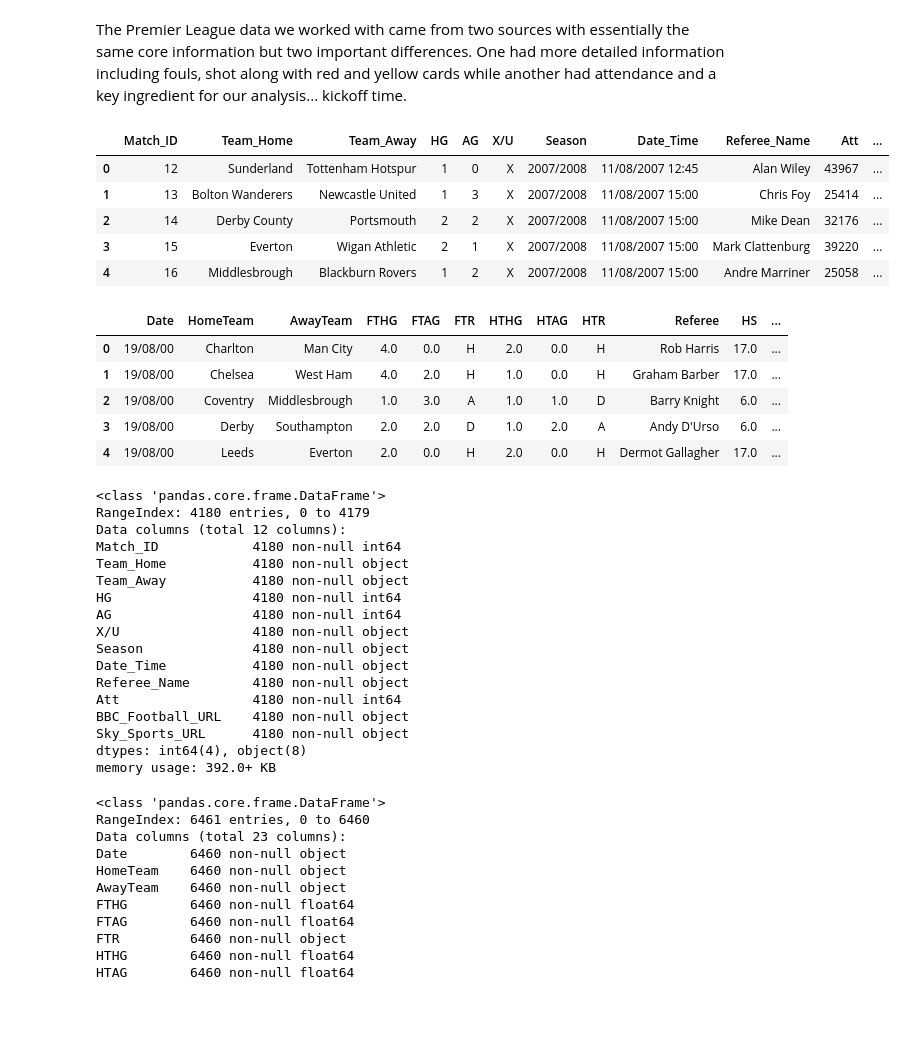
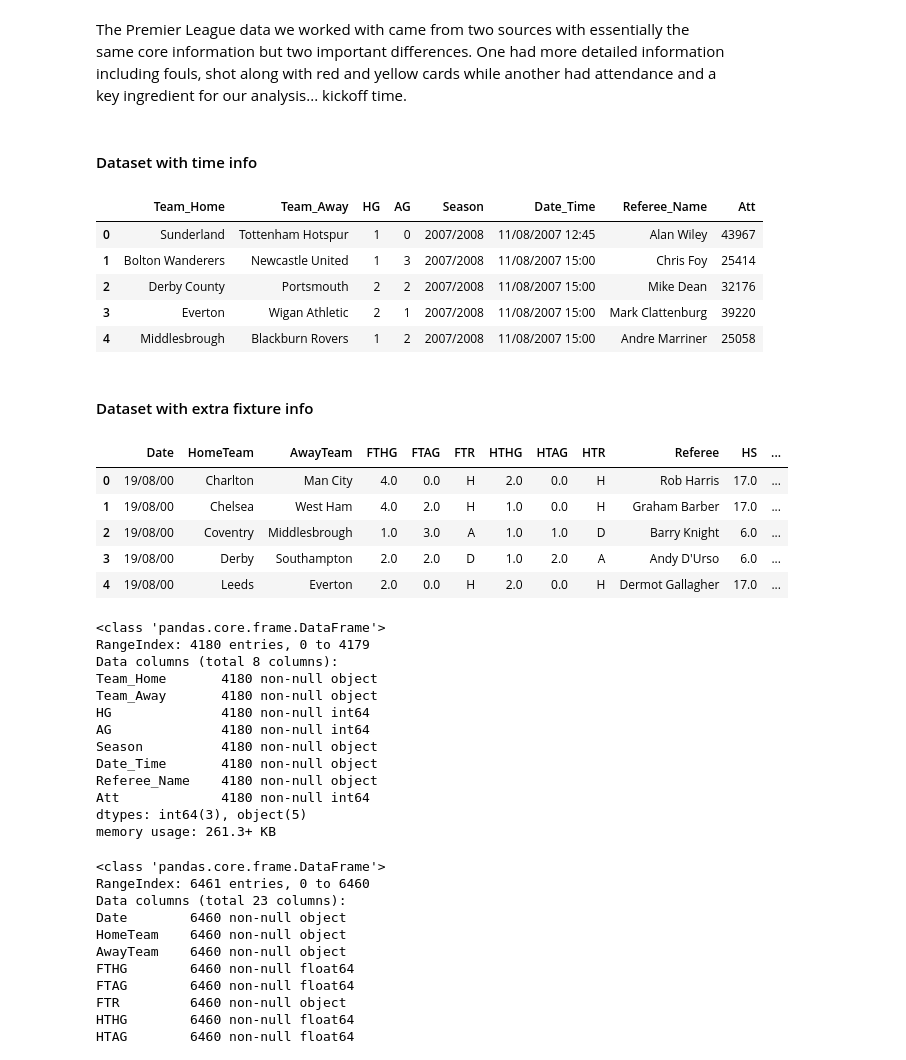
Before and after one commit to myfriendscallmeJ/a4, a Jupyter notebook: Project 4.ipynb, the cells around one changed output. Saved outputs shown, nothing was run; the diff lists cells and outputs as text; code cells hidden in the pictures; blank space fills up the shorter version.

```diff
--- a/Project 4.ipynb
+++ b/Project 4.ipynb
@@ -86,46 +86,44 @@ Finally we'll use machine learning to .....DO SOMETHING COOL OR INTERESTING
 The Premier League data we worked with came from two sources with essentially the same core information but two important differences. One had more detailed information including fouls, shot along with red and yellow cards while another had attendance and a key ingredient for our analysis... kickoff time.
 # %%
 #import smaller dataset from 07/08 - 17/18 that contains time info
-DatasetOne = pd.read_csv("./epl_data.csv")
-DatasetOne.head()
+DatasetOne = pd.read_csv("./epl_data.csv", usecols=[1,2,3,4,6,7,8,9])
+
+#import bigger dataset that has extra info but not time data
+DatasetTwo = pd.read_csv("./EPL 2000-2018.csv")
+
+display(md("#### Dataset with time info"), DatasetOne.head())
+display(md("#### Dataset with extra fixture info"), DatasetTwo.head())
 # %% [output]
+#### Dataset with time info
-|  | Match_ID | Team_Home | Team_Away | HG | AG | X/U | Season | Date_Time | Referee_Name | Att | ... |
-| 0 | 12 | Sunderland | Tottenham Hotspur | 1 | 0 | X | 2007/2008 | 11/08/2007 12:45 | Alan Wiley | 43967 | ... |
-| 1 | 13 | Bolton Wanderers | Newcastle United | 1 | 3 | X | 2007/2008 | 11/08/2007 15:00 | Chris Foy | 25414 | ... |
-| 2 | 14 | Derby County | Portsmouth | 2 | 2 | X | 2007/2008 | 11/08/2007 15:00 | Mike Dean | 32176 | ... |
-| 3 | 15 | Everton | Wigan Athletic | 2 | 1 | X | 2007/2008 | 11/08/2007 15:00 | Mark Clattenburg | 39220 | ... |
-| 4 | 16 | Middlesbrough | Blackburn Rovers | 1 | 2 | X | 2007/2008 | 11/08/2007 15:00 | Andre Marriner | 25058 | ... |
+|  | Team_Home | Team_Away | HG | AG | Season | Date_Time | Referee_Name | Att |
+| 0 | Sunderland | Tottenham Hotspur | 1 | 0 | 2007/2008 | 11/08/2007 12:45 | Alan Wiley | 43967 |
+| 1 | Bolton Wanderers | Newcastle United | 1 | 3 | 2007/2008 | 11/08/2007 15:00 | Chris Foy | 25414 |
+| 2 | Derby County | Portsmouth | 2 | 2 | 2007/2008 | 11/08/2007 15:00 | Mike Dean | 32176 |
+| 3 | Everton | Wigan Athletic | 2 | 1 | 2007/2008 | 11/08/2007 15:00 | Mark Clattenburg | 39220 |
+| 4 | Middlesbrough | Blackburn Rovers | 1 | 2 | 2007/2008 | 11/08/2007 15:00 | Andre Marriner | 25058 |
+#### Dataset with extra fixture info
+|  | Date | HomeTeam | AwayTeam | FTHG | FTAG | FTR | HTHG | HTAG | HTR | Referee | HS | ... |
+| 0 | 19/08/00 | Charlton | Man City | 4.0 | 0.0 | H | 2.0 | 0.0 | H | Rob Harris | 17.0 | ... |
+| 1 | 19/08/00 | Chelsea | West Ham | 4.0 | 2.0 | H | 1.0 | 0.0 | H | Graham Barber | 17.0 | ... |
+| 2 | 19/08/00 | Coventry | Middlesbrough | 1.0 | 3.0 | A | 1.0 | 1.0 | D | Barry Knight | 6.0 | ... |
+| 3 | 19/08/00 | Derby | Southampton | 2.0 | 2.0 | D | 1.0 | 2.0 | A | Andy D'Urso | 6.0 | ... |
+| 4 | 19/08/00 | Leeds | Everton | 2.0 | 0.0 | H | 2.0 | 0.0 | H | Dermot Gallagher | 17.0 | ... |
-# %%
-#import bigger dataset that has extra info but not time data
-DatasetTwo = pd.read_csv("./EPL 2000-2018.csv")
-DatasetTwo.head()
-# %% [output]
-|  | Date | HomeTeam | AwayTeam | FTHG | FTAG | FTR | HTHG | HTAG | HTR | Referee | HS | ... |
-| 0 | 19/08/00 | Charlton | Man City | 4.0 | 0.0 | H | 2.0 | 0.0 | H | Rob Harris | 17.0 | ... |
-| 1 | 19/08/00 | Chelsea | West Ham | 4.0 | 2.0 | H | 1.0 | 0.0 | H | Graham Barber | 17.0 | ... |
-| 2 | 19/08/00 | Coventry | Middlesbrough | 1.0 | 3.0 | A | 1.0 | 1.0 | D | Barry Knight | 6.0 | ... |
-| 3 | 19/08/00 | Derby | Southampton | 2.0 | 2.0 | D | 1.0 | 2.0 | A | Andy D'Urso | 6.0 | ... |
-| 4 | 19/08/00 | Leeds | Everton | 2.0 | 0.0 | H | 2.0 | 0.0 | H | Dermot Gallagher | 17.0 | ... |
 # %%
 DatasetOne.info()
 # %% [output]
 <class 'pandas.core.frame.DataFrame'>
 RangeIndex: 4180 entries, 0 to 4179
-Data columns (total 12 columns):
-Match_ID            4180 non-null int64
-Team_Home           4180 non-null object
-Team_Away           4180 non-null object
-HG                  4180 non-null int64
-AG                  4180 non-null int64
-X/U                 4180 non-null object
-Season              4180 non-null object
-Date_Time           4180 non-null object
-Referee_Name        4180 non-null object
-Att                 4180 non-null int64
-BBC_Football_URL    4180 non-null object
-Sky_Sports_URL      4180 non-null object
-dtypes: int64(4), object(8)
-memory usage: 392.0+ KB
+Data columns (total 8 columns):
+Team_Home       4180 non-null object
+Team_Away       4180 non-null object
+HG              4180 non-null int64
+AG              4180 non-null int64
+Season          4180 non-null object
+Date_Time       4180 non-null object
+Referee_Name    4180 non-null object
+Att             4180 non-null int64
+dtypes: int64(3), object(5)
+memory usage: 261.3+ KB
 # %%
 DatasetTwo.info()
 #note extra non-null entry for season and floats instead of ints
```
Also changed, not shown: parts of 25 cells of this notebook.
